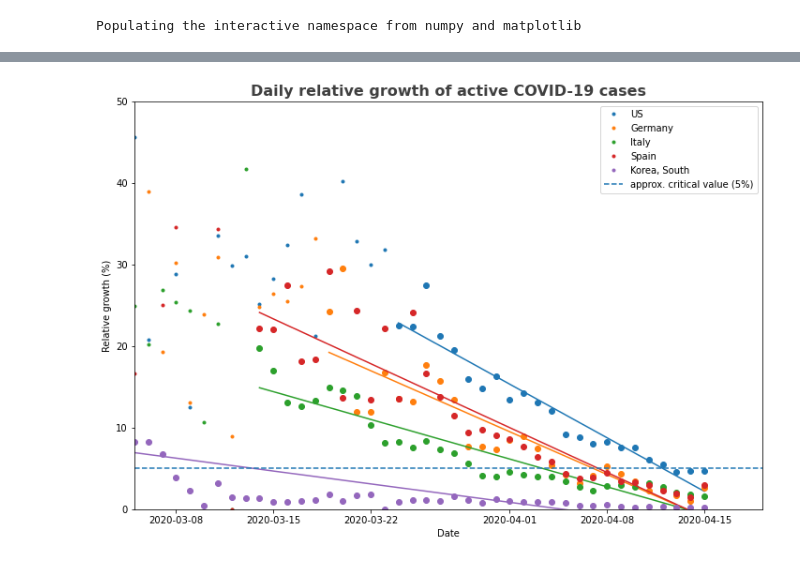
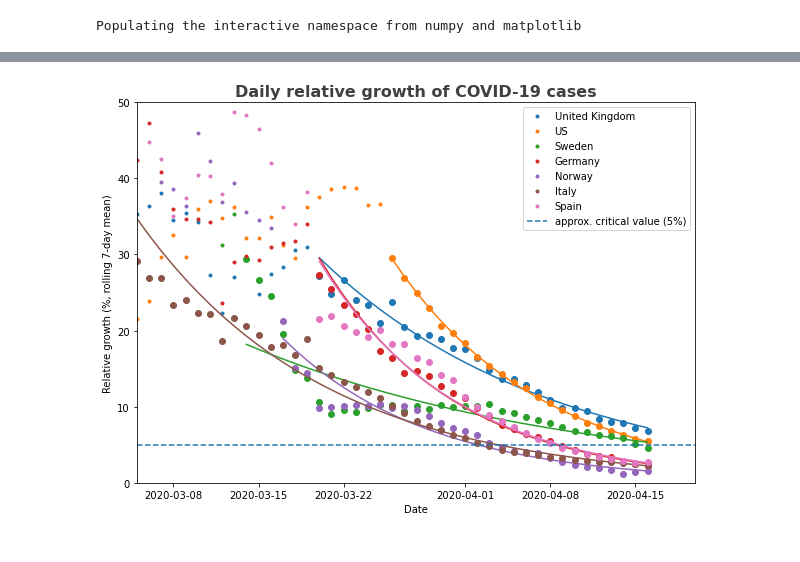
Before and after one commit to jochym/covid_plots, a Jupyter notebook: Covid_plots.ipynb, the cells around one changed output, grey strips where cells are left out. Cells and saved outputs as stored; diff of their text form; code cells hidden in the pictures.

Commit message:
Clean up, add trajectory plot

```diff
--- a/Covid_plots.ipynb
+++ b/Covid_plots.ipynb
@@ -12,15 +11,15 @@ Populating the interactive namespace from numpy and matplotlib
 LOGY=True
 
 # Select countries
-#selcnt = ['Poland','Sweden','United Kingdom', 'US', 'Norway', 'Germany']
-selcnt = ['Poland','Sweden','US','Germany','Norway','Italy','Spain']
-#selcnt = ['Poland', 'Germany', 'Sweden', 'Norway', 'Korea, South', 'China', 'US']
-#selcnt = ['Poland', 'Germany', 'Sweden', 'Norway', 'China', 'US']
-selcnt = ['Poland', 'Slovakia', 'Germany', 'Czechia', 'Ukraine', 'Belarus', 'Russia']
+selcnt = []
+#selcnt += ['China', 'Korea, South']
+selcnt += ['United Kingdom', 'US']
+selcnt += ['Sweden','Germany','Norway']
+selcnt += ['Italy', 'Spain']
+#selcnt += ['Poland', 'Slovakia', 'Germany', 'Czechia', 'Ukraine', 'Belarus', 'Russia']
 #selcnt = ['Poland', 'Germany','Sweden','US','Norway','Italy','Spain']
-selcnt = ['US', 'Germany', 'Italy', 'Spain', 'Korea, South']
+#selcnt = ['US', 'Germany', 'Italy', 'Spain', 'Korea, South']
 #selcnt = ['Poland', 'Sweden', 'US', 'Norway']
-#selcnt = ['Poland', 'Germany']
 # %%
 # Prepare the data
 
@@ -84,27 +78,30 @@ for country in victperc:
 # %%
-fig = plt.figure(figsize=(12,8))
+fig = plt.figure(figsize=(10,7))
+
+span = 7
+rel = relgr.rolling(span).mean()
 
 for n, c in enumerate(selcnt):
     m = ~ (np.isnan(rel[c].values) | np.isinf(rel[c].values))
     t = np.arange(m.size)
     t = rel.index.to_pydatetime()
     for s, v in zip(t[m][::-1], rel[c].values[m][::-1]):
         if v>0.3 :
             break
     mm = m & (t > s)
     x = arange(rel.index.size)
-    fit = polyfit(x[mm], rel[c].values[mm], 1)
+    fit = polyfit(x[mm], log(rel[c].values[mm]), 1)
     p = plt.plot(rel.index[m], 100*rel[c].values[m], '.', label=c)[0]
     plt.plot(rel.index[mm], 100*rel[c].values[mm], 'o', color=p.get_color())
-    plt.plot(rel.index[mm], 100 * polyval(fit, x[mm]), color=p.get_color())
+    plt.plot(rel.index[mm], 100 * exp(polyval(fit, x[mm])), color=p.get_color())
 
 plt.axhline(5, ls='--', label='approx. critical value (5%)')
 plt.ylim(0,50)
 plt.xlim(pd.Timestamp('2020-03-5'),None)
-plt.title('Daily relative growth of active COVID-19 cases', fontsize = 16, weight = 'bold', alpha = .75)
-plt.ylabel('Relative growth (%)')
+plt.title('Daily relative growth of COVID-19 cases', fontsize = 16, weight = 'bold', alpha = .75)
+plt.ylabel(f'Relative growth (%, rolling {span}-day mean)')
 plt.xlabel('Date')
 plt.legend()
 plt.savefig('relative_growth.png');
 # %% [output]
-[figure, old version]
+[figure, new version]
```
Also changed, not shown: parts of 11 cells of this notebook, 6 other files.
